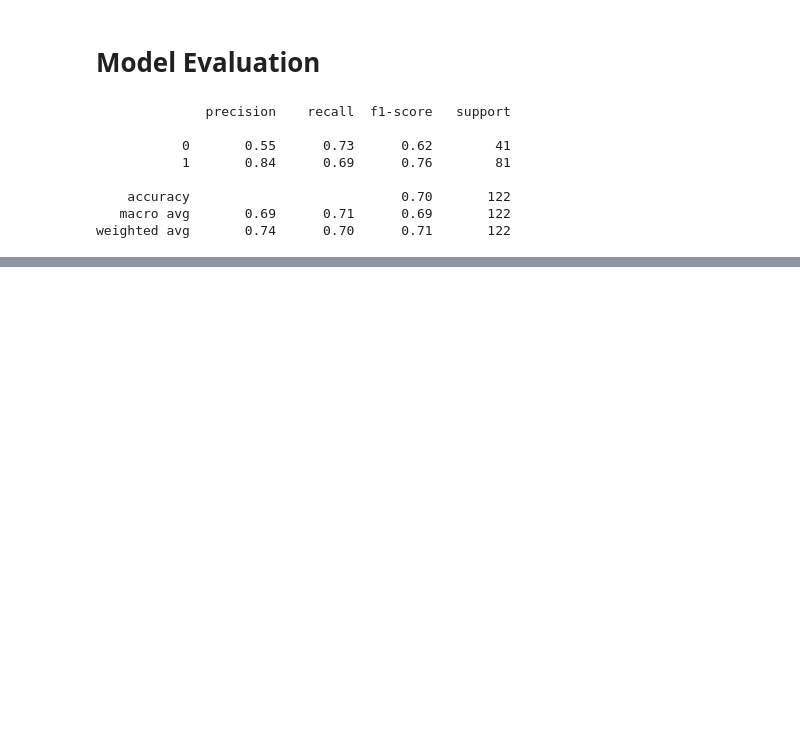
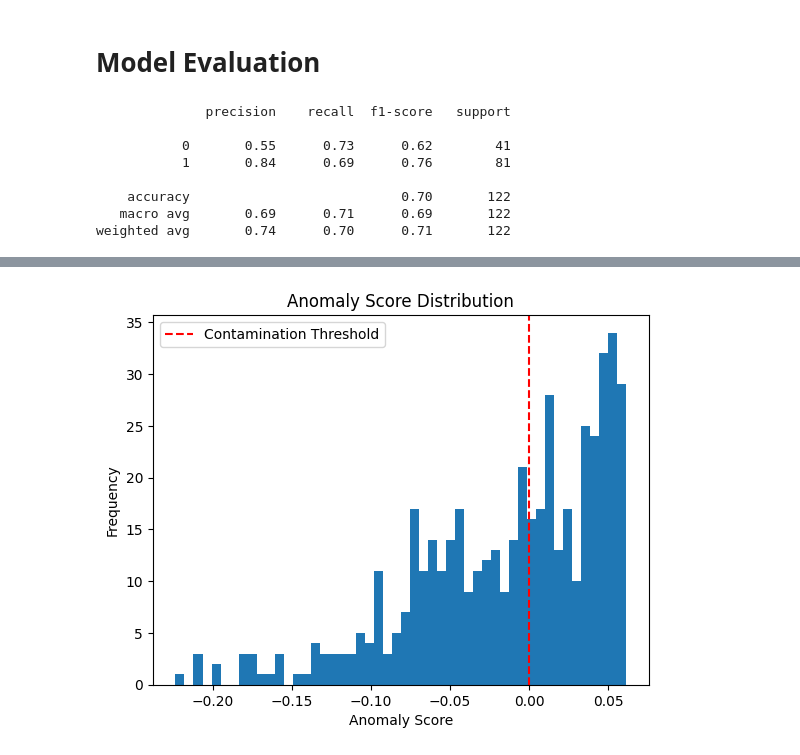
Before and after one commit to WTL04/DLP-Printing-Failure-Detection-Experiment, a Jupyter notebook: isolation_forest.ipynb, the cells around one changed output, grey strips where cells are left out. Drawn from its saved outputs; the diff is of its cells as text; code cells hidden in the pictures; blank space fills up the shorter version.

```diff
--- a/isolation_forest.ipynb
+++ b/isolation_forest.ipynb
@@ -124,0 +114,11 @@ weighted avg       0.74      0.70      0.71       122
+# %%
+scores = model.decision_function(X_train)  # higher = more normal
+plt.hist(scores, bins=50)
+plt.xlabel("Anomaly Score")
+plt.ylabel("Frequency")
+plt.title("Anomaly Score Distribution")
+plt.axvline(np.percentile(scores, 50), color='red', linestyle='--', label='Contamination Threshold')
+plt.legend()
+plt.show()
+# %% [output]
+[figure, new version]
```
Also changed, not shown: parts of 5 cells of this notebook, 1 other file.
